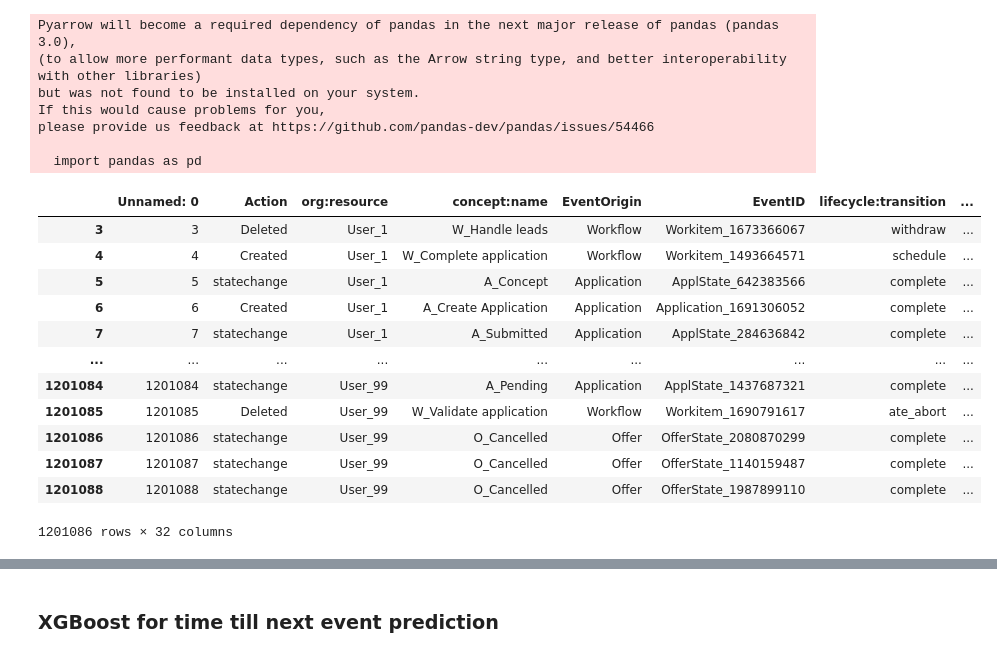
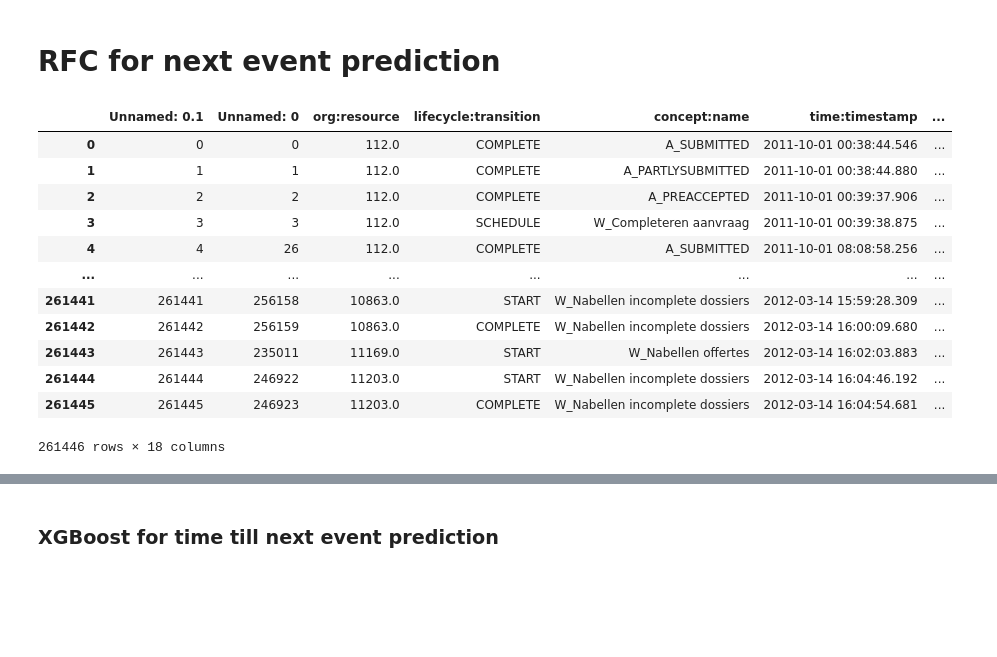
Before and after one commit to AlexRaudvee/Process_Mining_1, a Jupyter notebook: Sprint_2/modesl_train_xgboost_rfc.ipynb, the cells around one changed output, grey strips where cells are left out. Cells and saved outputs as stored; diff of their text form; code cells hidden in the pictures; blank space fills up the shorter version.

Commit message:
correction of models

```diff
--- a/Sprint_2/modesl_train_xgboost_rfc.ipynb
+++ b/Sprint_2/modesl_train_xgboost_rfc.ipynb
@@ -2,6 +2,7 @@
 import pickle
 import joblib
 import time
+import os
 
 import pandas as pd
 import numpy as np
@@ -16,11 +17,6 @@ from sklearn.feature_selection import mutual_info_regression
 from sklearn.metrics import mean_squared_error, r2_score, accuracy_score
 from sklearn.model_selection import train_test_split, GridSearchCV, KFold, cross_val_score
 from sklearn.preprocessing import LabelEncoder, StandardScaler, OneHotEncoder, KBinsDiscretizer, PolynomialFeatures
+
+# HERE YOU HAVE TO CHOOSE BPI_Challenge_2012 or BPI_Challenge_2017
+chosed_dataset = 'BPI_Challenge_2012'
-# %% [output]
-Pyarrow will become a required dependency of pandas in the next major release of pandas (pandas 3.0),
-(to allow more performant data types, such as the Arrow string type, and better interoperability with other libraries)
-but was not found to be installed on your system.
-If this would cause problems for you,
-please provide us feedback at https://github.com/pandas-dev/pandas/issues/54466
-
-  import pandas as pd
@@ -44,26 +23,60 @@ df_2017 = df_2017.drop(df_2017.index[-1])
+# %% [markdown]
+# RFC for next event prediction
+# %%
+# extract the 1-3 lags
+df = pd.read_csv(f'../data/{chosed_dataset}_naive.csv')
+
+df_train = pd.read_csv(f"../data/train_{chosed_dataset}_naive.csv")
+df_test = pd.read_csv(f"../data/test_{chosed_dataset}_naive.csv")
+
+# for train data
+df_train['concept:name - lag_1'] = df_train.groupby('case:concept:name')['concept:name'].shift(1).fillna('absent')
+df_train['concept:name - lag_2'] = df_train.groupby('case:concept:name')['concept:name'].shift(2).fillna('absent')
+df_train['concept:name - lag_3'] = df_train.groupby('case:concept:name')['concept:name'].shift(3).fillna('absent')
+
+# define target
+df_train['next concept:name'] = df_train.groupby('case:concept:name')['concept:name'].shift(-1).fillna('absent')
+
+# now for test data
+df_test['concept:name - lag_1'] = df_test.groupby('case:concept:name')['concept:name'].shift(1).fillna('absent')
+df_test['concept:name - lag_2'] = df_test.groupby('case:concept:name')['concept:name'].shift(2).fillna('absent')
+df_test['concept:name - lag_3'] = df_test.groupby('case:concept:name')['concept:name'].shift(3).fillna('absent')
+
+# define target
+df_test['next concept:name'] = df_test.groupby('case:concept:name')['concept:name'].shift(-1).fillna('absent')
+
+
+# extract for the whole dataframe to apply the model in future
+# for train data
+df['concept:name - lag_1'] = df.groupby('case:concept:name')['concept:name'].shift(1).fillna('absent')
+df['concept:name - lag_2'] = df.groupby('case:concept:name')['concept:name'].shift(2).fillna('absent')
+df['concept:name - lag_3'] = df.groupby('case:concept:name')['concept:name'].shift(3).fillna('absent')
+
+# define target
+df['next concept:name'] = df.groupby('case:concept:name')['concept:name'].shift(-1).fillna('absent')
 # %%
 # only for testing
 # total_rows = df_2017.shape[0]
 
 # # Calculate the index to divide the DataFrame
 # split_index = total_rows // 2
 
 # # Split the DataFrame into two halves
 # df_2017 = df_2017.iloc[:split_index, :]
 
-df_2017
+df
 # %% [output]
-|  | Unnamed: 0 | Action | org:resource | concept:name | EventOrigin | EventID | lifecycle:transition | ... |
-| 3 | 3 | Deleted | User_1 | W_Handle leads | Workflow | Workitem_1673366067 | withdraw | ... |
-| 4 | 4 | Created | User_1 | W_Complete application | Workflow | Workitem_1493664571 | schedule | ... |
-| 5 | 5 | statechange | User_1 | A_Concept | Application | ApplState_642383566 | complete | ... |
-| 6 | 6 | Created | User_1 | A_Create Application | Application | Application_1691306052 | complete | ... |
-| 7 | 7 | statechange | User_1 | A_Submitted | Application | ApplState_284636842 | complete | ... |
-| ... | ... | ... | ... | ... | ... | ... | ... | ... |
-| 1201084 | 1201084 | statechange | User_99 | A_Pending | Application | ApplState_1437687321 | complete | ... |
-| 1201085 | 1201085 | Deleted | User_99 | W_Validate application | Workflow | Workitem_1690791617 | ate_abort | ... |
-| 1201086 | 1201086 | statechange | User_99 | O_Cancelled | Offer | OfferState_2080870299 | complete | ... |
-| 1201087 | 1201087 | statechange | User_99 | O_Cancelled | Offer | OfferState_1140159487 | complete | ... |
-| 1201088 | 1201088 | statechange | User_99 | O_Cancelled | Offer | OfferState_1987899110 | complete | ... |
+|  | Unnamed: 0.1 | Unnamed: 0 | org:resource | lifecycle:transition | concept:name | time:timestamp | ... |
+| 0 | 0 | 0 | 112.0 | COMPLETE | A_SUBMITTED | 2011-10-01 00:38:44.546 | ... |
+| 1 | 1 | 1 | 112.0 | COMPLETE | A_PARTLYSUBMITTED | 2011-10-01 00:38:44.880 | ... |
+| 2 | 2 | 2 | 112.0 | COMPLETE | A_PREACCEPTED | 2011-10-01 00:39:37.906 | ... |
+| 3 | 3 | 3 | 112.0 | SCHEDULE | W_Completeren aanvraag | 2011-10-01 00:39:38.875 | ... |
+| 4 | 4 | 26 | 112.0 | COMPLETE | A_SUBMITTED | 2011-10-01 08:08:58.256 | ... |
+| ... | ... | ... | ... | ... | ... | ... | ... |
+| 261441 | 261441 | 256158 | 10863.0 | START | W_Nabellen incomplete dossiers | 2012-03-14 15:59:28.309 | ... |
+| 261442 | 261442 | 256159 | 10863.0 | COMPLETE | W_Nabellen incomplete dossiers | 2012-03-14 16:00:09.680 | ... |
+| 261443 | 261443 | 235011 | 11169.0 | START | W_Nabellen offertes | 2012-03-14 16:02:03.883 | ... |
+| 261444 | 261444 | 246922 | 11203.0 | START | W_Nabellen incomplete dossiers | 2012-03-14 16:04:46.192 | ... |
+| 261445 | 261445 | 246923 | 11203.0 | COMPLETE | W_Nabellen incomplete dossiers | 2012-03-14 16:04:54.681 | ... |
-1201086 rows × 32 columns
+261446 rows × 18 columns
 # %%
```
Also changed, not shown: parts of 14 cells of this notebook, 1 other file.
